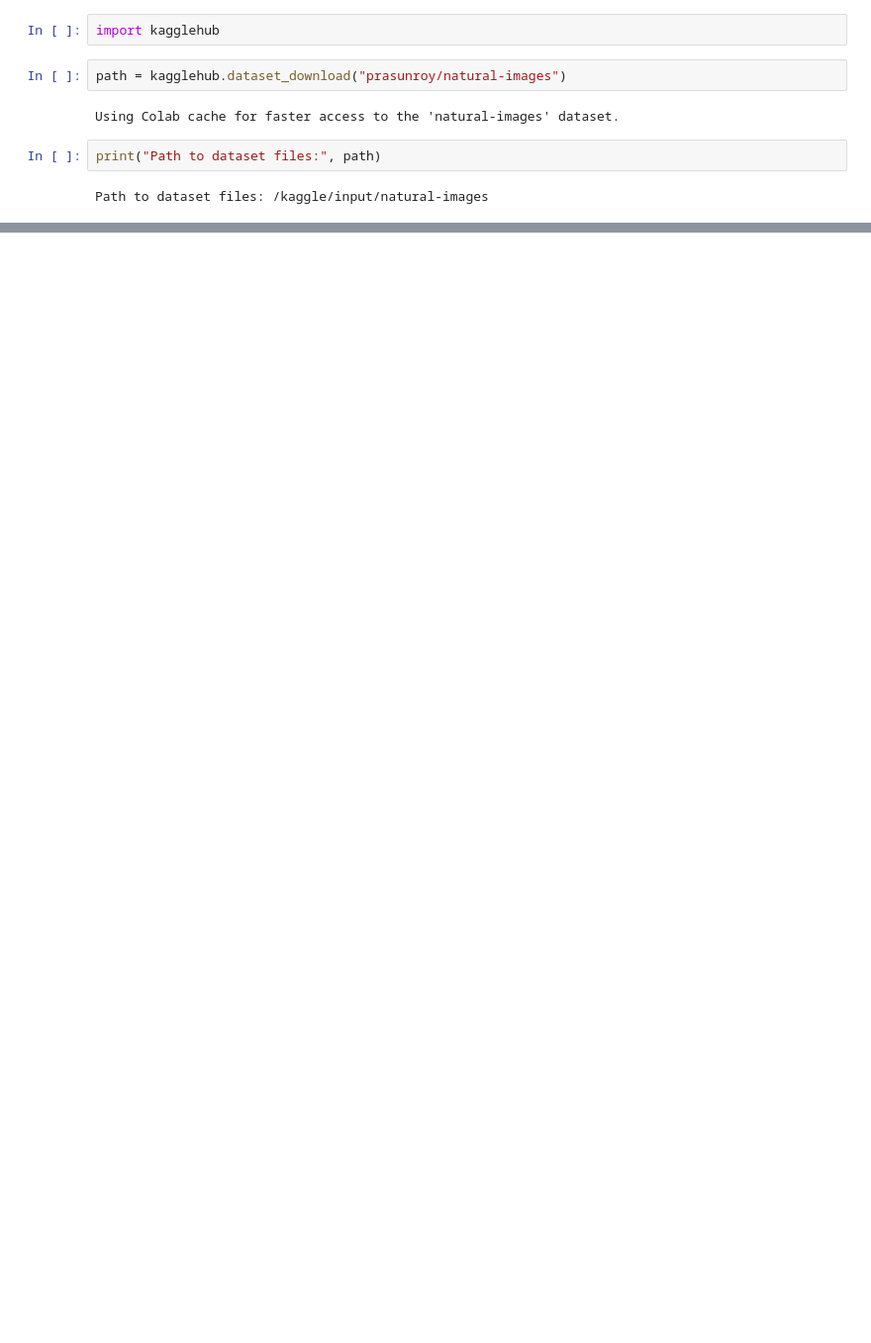
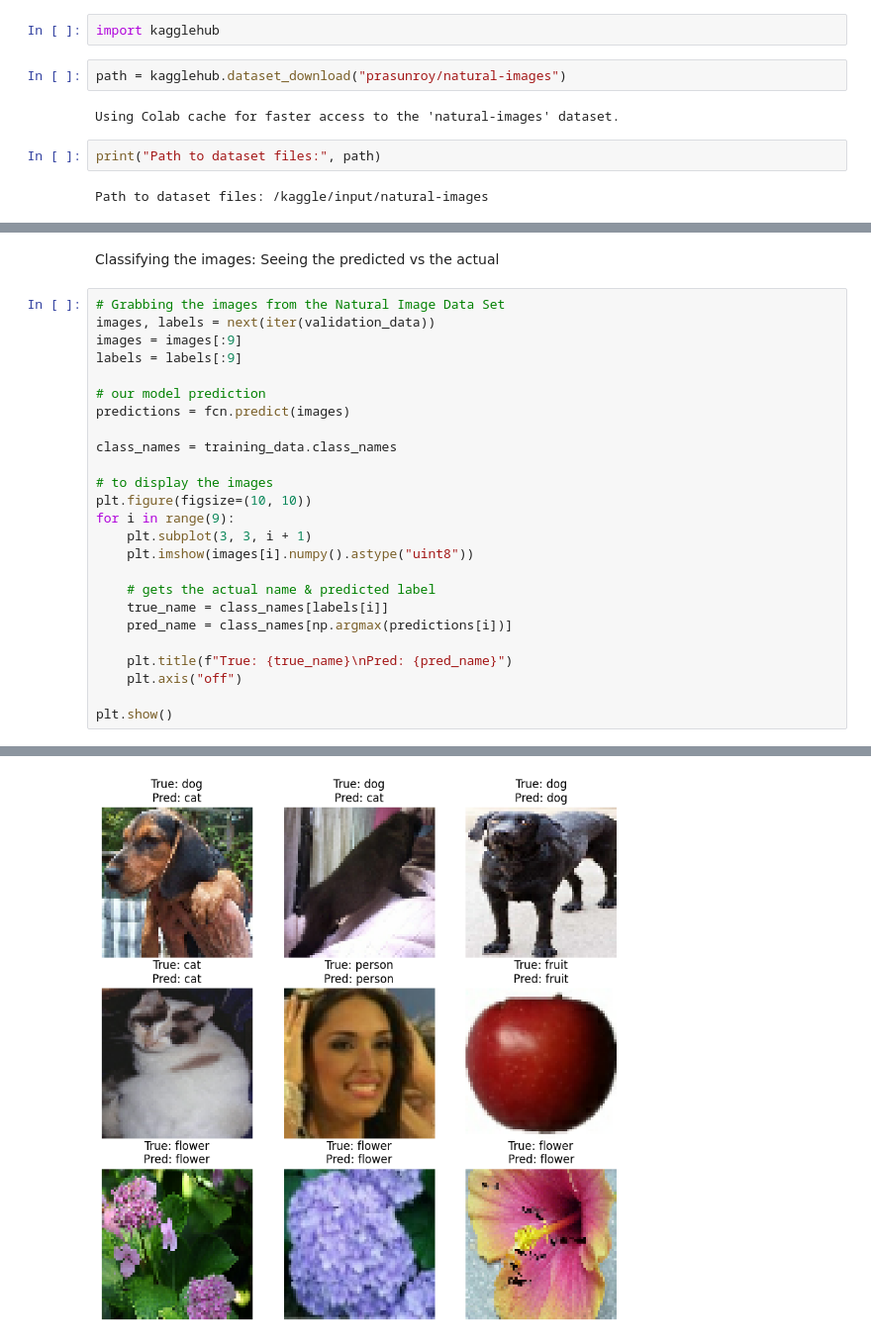
Before and after one commit to tifftknguyen/Final-Project-456, a Jupyter notebook: final-project-456.ipynb, the cells around one changed output, grey strips where cells are left out. Shown at 99% size. Saved outputs shown, nothing was run; the diff lists cells and outputs as text; blank space fills up the shorter version.

Commit message:
Headlines for Model 2

```diff
--- a/final-project-456.ipynb
+++ b/final-project-456.ipynb
@@ -44,0 +212,28 @@ EPOCHS     = 1
+# %% [markdown]
+Classifying the images: Seeing the predicted vs the actual
+# %%
+# Grabbing the images from the Natural Image Data Set
+images, labels = next(iter(validation_data))
+images = images[:9]
+labels = labels[:9]
+
+# our model prediction
+predictions = fcn.predict(images)
+
+class_names = training_data.class_names
+
+# to display the images
+plt.figure(figsize=(10, 10))
+for i in range(9):
+    plt.subplot(3, 3, i + 1)
+    plt.imshow(images[i].numpy().astype("uint8"))
+
+    # gets the actual name & predicted label
+    true_name = class_names[labels[i]]
+    pred_name = class_names[np.argmax(predictions[i])]
+
+    plt.title(f"True: {true_name}\nPred: {pred_name}")
+    plt.axis("off")
+
+plt.show()
+# %% [output]
@@ -44,0 +241 @@ EPOCHS     = 1
+[figure, added]
```
Also changed, not shown: parts of 36 cells of this notebook.
